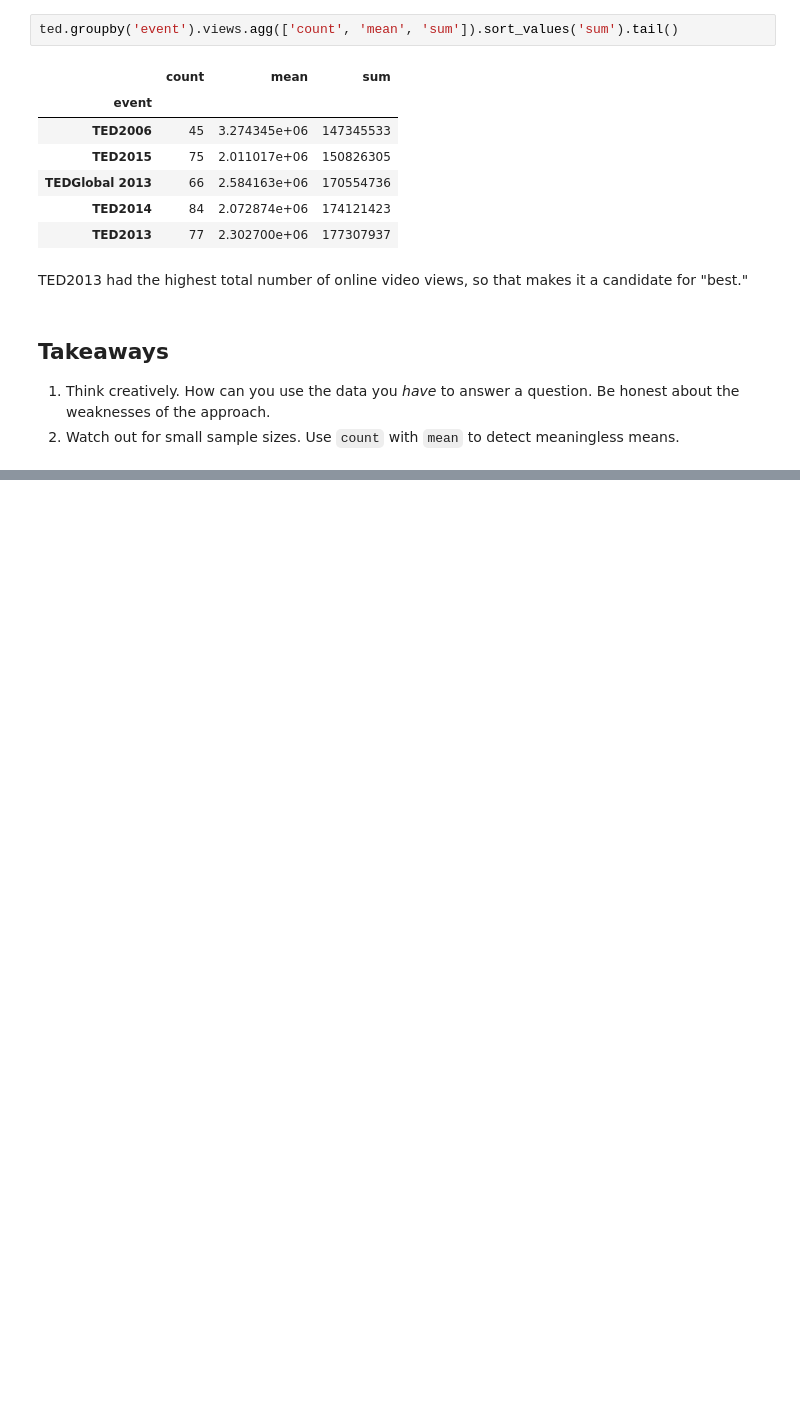
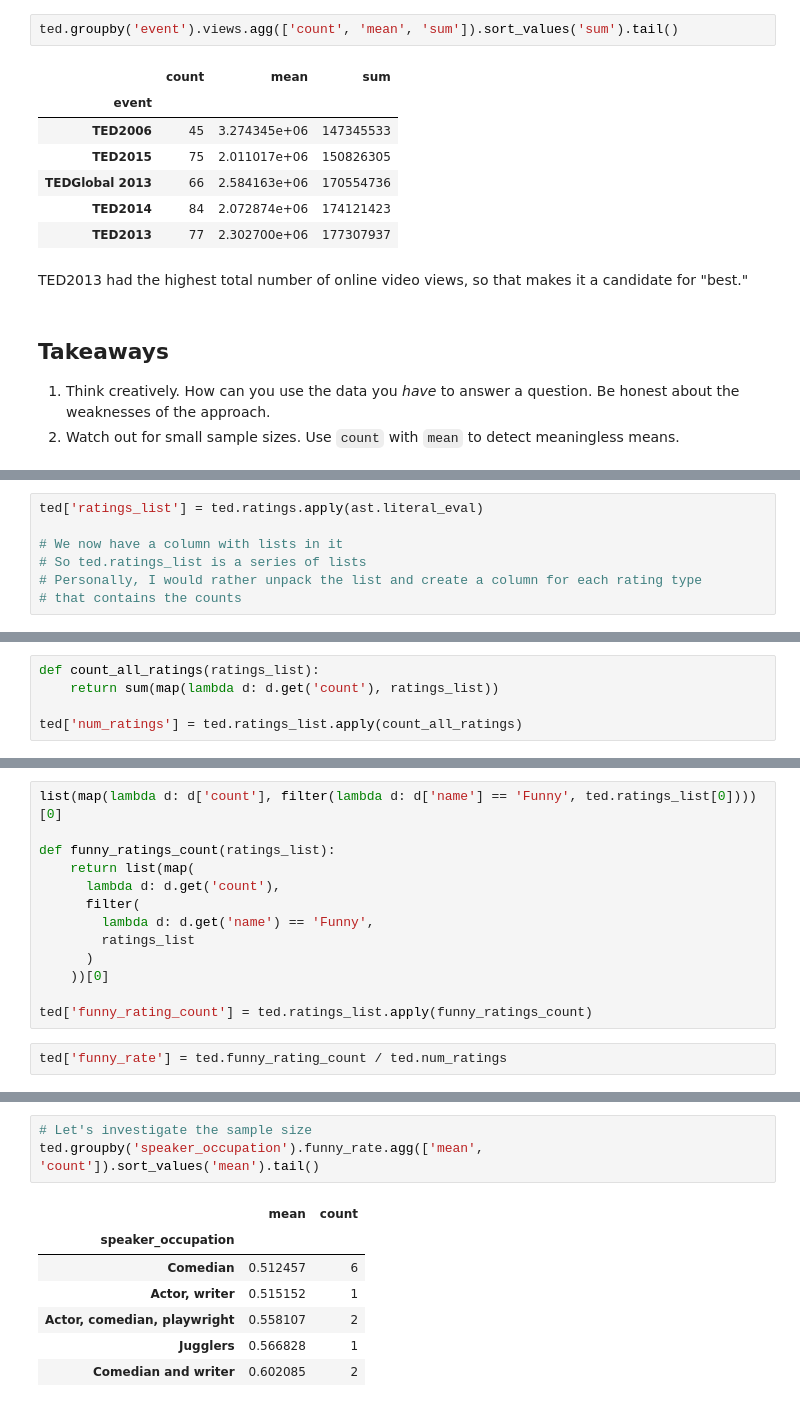
Before and after one commit to davidharting/data-school, a Jupyter notebook: best-practices-with-pandas/Best Practices with Pandas.ipynb, the cells around one changed output, grey strips where cells are left out. Saved outputs shown, nothing was run; the diff lists cells and outputs as text; blank space fills up the shorter version.

```diff
--- a/best-practices-with-pandas/Best Practices with Pandas.ipynb
+++ b/best-practices-with-pandas/Best Practices with Pandas.ipynb
@@ -357,0 +412,7 @@ Stopping here for the night. I am at 1:01 when I pick it back up.
+# %%
+ted['ratings_list'] = ted.ratings.apply(ast.literal_eval)
+
+# We now have a column with lists in it
+# So ted.ratings_list is a series of lists
+# Personally, I would rather unpack the list and create a column for each rating type
+# that contains the counts
@@ -357,0 +439,5 @@ Stopping here for the night. I am at 1:01 when I pick it back up.
+# %%
+def count_all_ratings(ratings_list):
+    return sum(map(lambda d: d.get('count'), ratings_list))
+
+ted['num_ratings'] = ted.ratings_list.apply(count_all_ratings)
@@ -357,0 +490,15 @@ Stopping here for the night. I am at 1:01 when I pick it back up.
+# %%
+list(map(lambda d: d['count'], filter(lambda d: d['name'] == 'Funny', ted.ratings_list[0])))[0]
+
+def funny_ratings_count(ratings_list):
+    return list(map(
+      lambda d: d.get('count'),
+      filter(
+        lambda d: d.get('name') == 'Funny',
+        ratings_list
+      )
+    ))[0]
+
+ted['funny_rating_count'] = ted.ratings_list.apply(funny_ratings_count)
+# %%
+ted['funny_rate'] = ted.funny_rating_count / ted.num_ratings
@@ -357,0 +549,11 @@ Stopping here for the night. I am at 1:01 when I pick it back up.
+# %%
+# Let's investigate the sample size
+ted.groupby('speaker_occupation').funny_rate.agg(['mean', 'count']).sort_values('mean').tail()
+# %% [output]
+|  | mean | count |
+| speaker_occupation |  |  |
+| Comedian | 0.512457 | 6 |
+| Actor, writer | 0.515152 | 1 |
+| Actor, comedian, playwright | 0.558107 | 2 |
+| Jugglers | 0.566828 | 1 |
+| Comedian and writer | 0.602085 | 2 |
```
Also changed, not shown: parts of 33 cells of this notebook.
